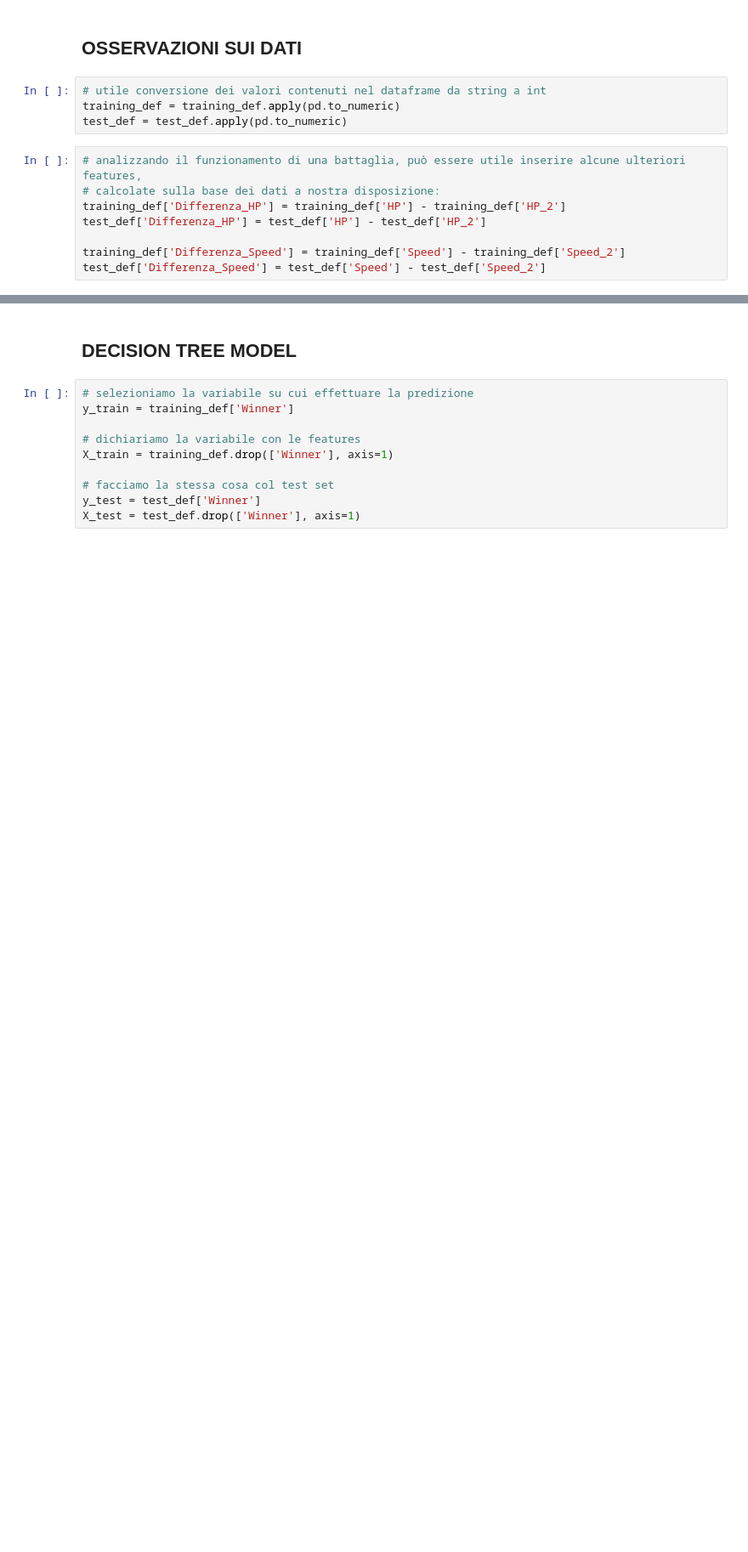
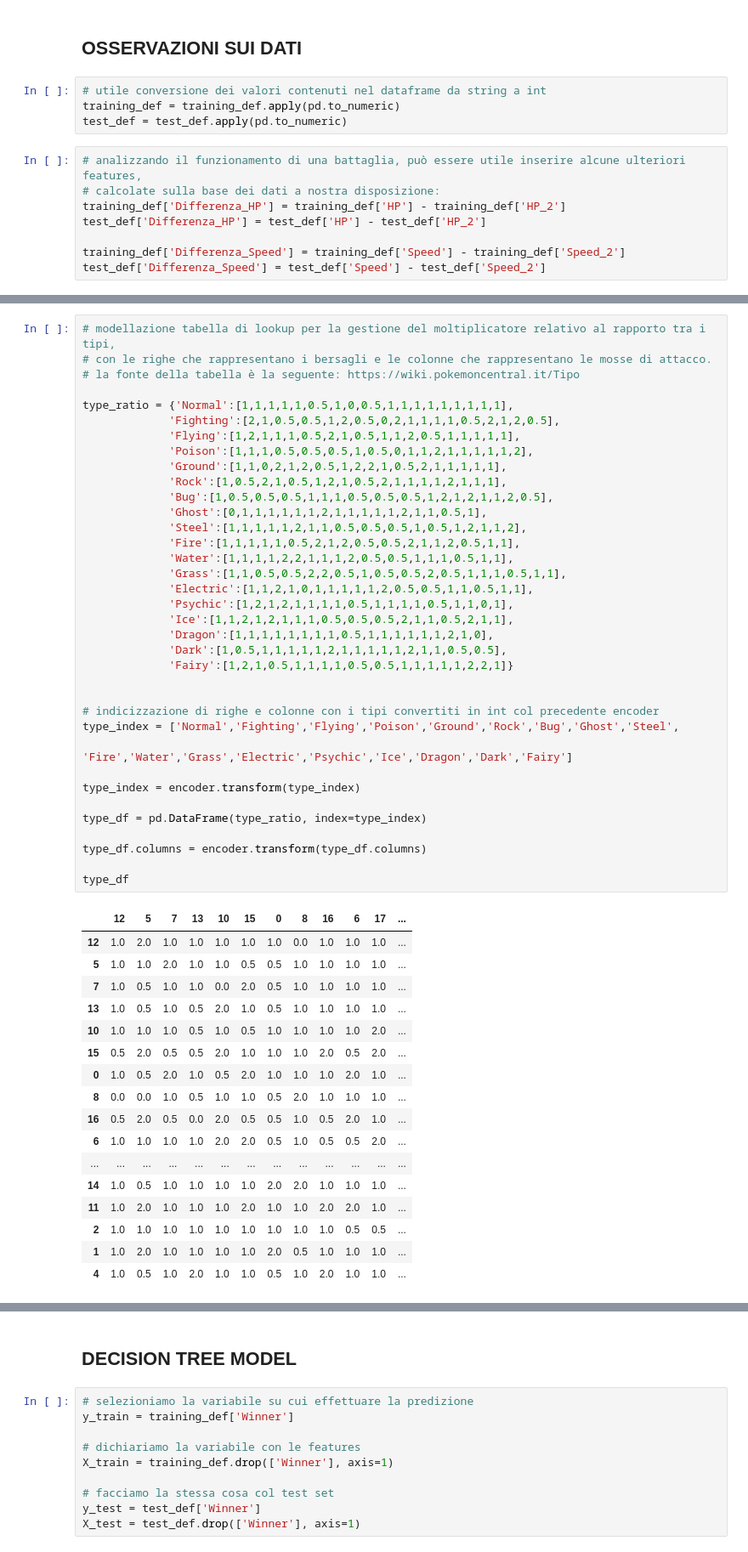
Before and after one commit to AndreaDeSanctis/pokemon-challenge, a Jupyter notebook: training.ipynb, the cells around one changed output, grey strips where cells are left out. Shown at 85% size. Drawn from its saved outputs; the diff is of its cells as text; blank space fills up the shorter version.

```diff
--- a/training.ipynb
+++ b/training.ipynb
@@ -249,0 +267,54 @@ test_def['Differenza_Speed'] = test_def['Speed'] - test_def['Speed_2']
+# %%
+# modellazione tabella di lookup per la gestione del moltiplicatore relativo al rapporto tra i tipi,
+# con le righe che rappresentano i bersagli e le colonne che rappresentano le mosse di attacco.
+# la fonte della tabella è la seguente: https://wiki.pokemoncentral.it/Tipo
+
+type_ratio = {'Normal':[1,1,1,1,1,0.5,1,0,0.5,1,1,1,1,1,1,1,1,1],
+             'Fighting':[2,1,0.5,0.5,1,2,0.5,0,2,1,1,1,1,0.5,2,1,2,0.5],
+             'Flying':[1,2,1,1,1,0.5,2,1,0.5,1,1,2,0.5,1,1,1,1,1],
+             'Poison':[1,1,1,0.5,0.5,0.5,1,0.5,0,1,1,2,1,1,1,1,1,2],
+             'Ground':[1,1,0,2,1,2,0.5,1,2,2,1,0.5,2,1,1,1,1,1],
+             'Rock':[1,0.5,2,1,0.5,1,2,1,0.5,2,1,1,1,1,2,1,1,1],
+             'Bug':[1,0.5,0.5,0.5,1,1,1,0.5,0.5,0.5,1,2,1,2,1,1,2,0.5],
+             'Ghost':[0,1,1,1,1,1,1,2,1,1,1,1,1,2,1,1,0.5,1],
+             'Steel':[1,1,1,1,1,2,1,1,0.5,0.5,0.5,1,0.5,1,2,1,1,2],
+             'Fire':[1,1,1,1,1,0.5,2,1,2,0.5,0.5,2,1,1,2,0.5,1,1],
+             'Water':[1,1,1,1,2,2,1,1,1,2,0.5,0.5,1,1,1,0.5,1,1],
+             'Grass':[1,1,0.5,0.5,2,2,0.5,1,0.5,0.5,2,0.5,1,1,1,0.5,1,1],
+             'Electric':[1,1,2,1,0,1,1,1,1,1,2,0.5,0.5,1,1,0.5,1,1],
+             'Psychic':[1,2,1,2,1,1,1,1,0.5,1,1,1,1,0.5,1,1,0,1],
+             'Ice':[1,1,2,1,2,1,1,1,0.5,0.5,0.5,2,1,1,0.5,2,1,1],
+             'Dragon':[1,1,1,1,1,1,1,1,0.5,1,1,1,1,1,1,2,1,0],
+             'Dark':[1,0.5,1,1,1,1,1,2,1,1,1,1,1,2,1,1,0.5,0.5],
+             'Fairy':[1,2,1,0.5,1,1,1,1,0.5,0.5,1,1,1,1,1,2,2,1]}
+
+
+# indicizzazione di righe e colonne con i tipi convertiti in int col precedente encoder
+type_index = ['Normal','Fighting','Flying','Poison','Ground','Rock','Bug','Ghost','Steel',
+                            'Fire','Water','Grass','Electric','Psychic','Ice','Dragon','Dark','Fairy']
+
+type_index = encoder.transform(type_index)
+
+type_df = pd.DataFrame(type_ratio, index=type_index)
+
+type_df.columns = encoder.transform(type_df.columns)
+
+type_df
+# %% [output]
+|  | 12 | 5 | 7 | 13 | 10 | 15 | 0 | 8 | 16 | 6 | 17 | ... |
+| 12 | 1.0 | 2.0 | 1.0 | 1.0 | 1.0 | 1.0 | 1.0 | 0.0 | 1.0 | 1.0 | 1.0 | ... |
+| 5 | 1.0 | 1.0 | 2.0 | 1.0 | 1.0 | 0.5 | 0.5 | 1.0 | 1.0 | 1.0 | 1.0 | ... |
+| 7 | 1.0 | 0.5 | 1.0 | 1.0 | 0.0 | 2.0 | 0.5 | 1.0 | 1.0 | 1.0 | 1.0 | ... |
+| 13 | 1.0 | 0.5 | 1.0 | 0.5 | 2.0 | 1.0 | 0.5 | 1.0 | 1.0 | 1.0 | 1.0 | ... |
+| 10 | 1.0 | 1.0 | 1.0 | 0.5 | 1.0 | 0.5 | 1.0 | 1.0 | 1.0 | 1.0 | 2.0 | ... |
+| 15 | 0.5 | 2.0 | 0.5 | 0.5 | 2.0 | 1.0 | 1.0 | 1.0 | 2.0 | 0.5 | 2.0 | ... |
+| 0 | 1.0 | 0.5 | 2.0 | 1.0 | 0.5 | 2.0 | 1.0 | 1.0 | 1.0 | 2.0 | 1.0 | ... |
+| 8 | 0.0 | 0.0 | 1.0 | 0.5 | 1.0 | 1.0 | 0.5 | 2.0 | 1.0 | 1.0 | 1.0 | ... |
+| 16 | 0.5 | 2.0 | 0.5 | 0.0 | 2.0 | 0.5 | 0.5 | 1.0 | 0.5 | 2.0 | 1.0 | ... |
+| 6 | 1.0 | 1.0 | 1.0 | 1.0 | 2.0 | 2.0 | 0.5 | 1.0 | 0.5 | 0.5 | 2.0 | ... |
+| ... | ... | ... | ... | ... | ... | ... | ... | ... | ... | ... | ... | ... |
+| 14 | 1.0 | 0.5 | 1.0 | 1.0 | 1.0 | 1.0 | 2.0 | 2.0 | 1.0 | 1.0 | 1.0 | ... |
+| 11 | 1.0 | 2.0 | 1.0 | 1.0 | 1.0 | 2.0 | 1.0 | 1.0 | 2.0 | 2.0 | 1.0 | ... |
+| 2 | 1.0 | 1.0 | 1.0 | 1.0 | 1.0 | 1.0 | 1.0 | 1.0 | 1.0 | 0.5 | 0.5 | ... |
+| 1 | 1.0 | 2.0 | 1.0 | 1.0 | 1.0 | 1.0 | 2.0 | 0.5 | 1.0 | 1.0 | 1.0 | ... |
+| 4 | 1.0 | 0.5 | 1.0 | 2.0 | 1.0 | 1.0 | 0.5 | 1.0 | 2.0 | 1.0 | 1.0 | ... |
```
Also changed, not shown: parts of 13 cells of this notebook.
